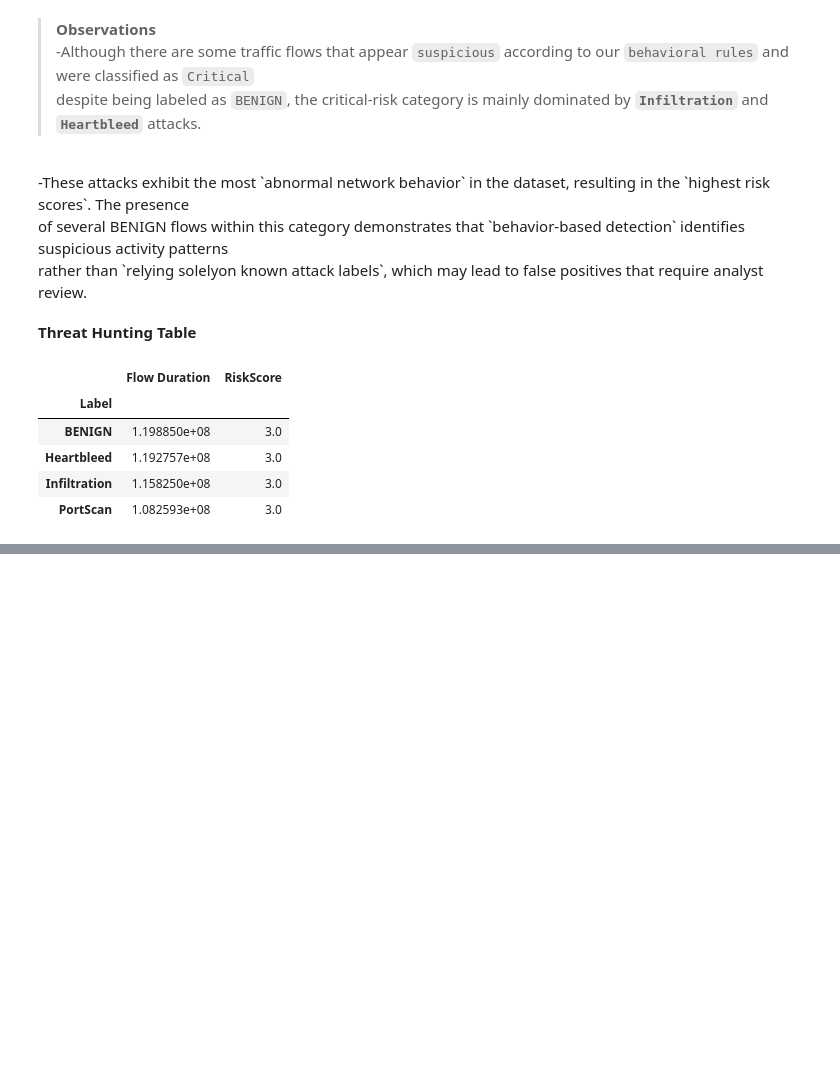
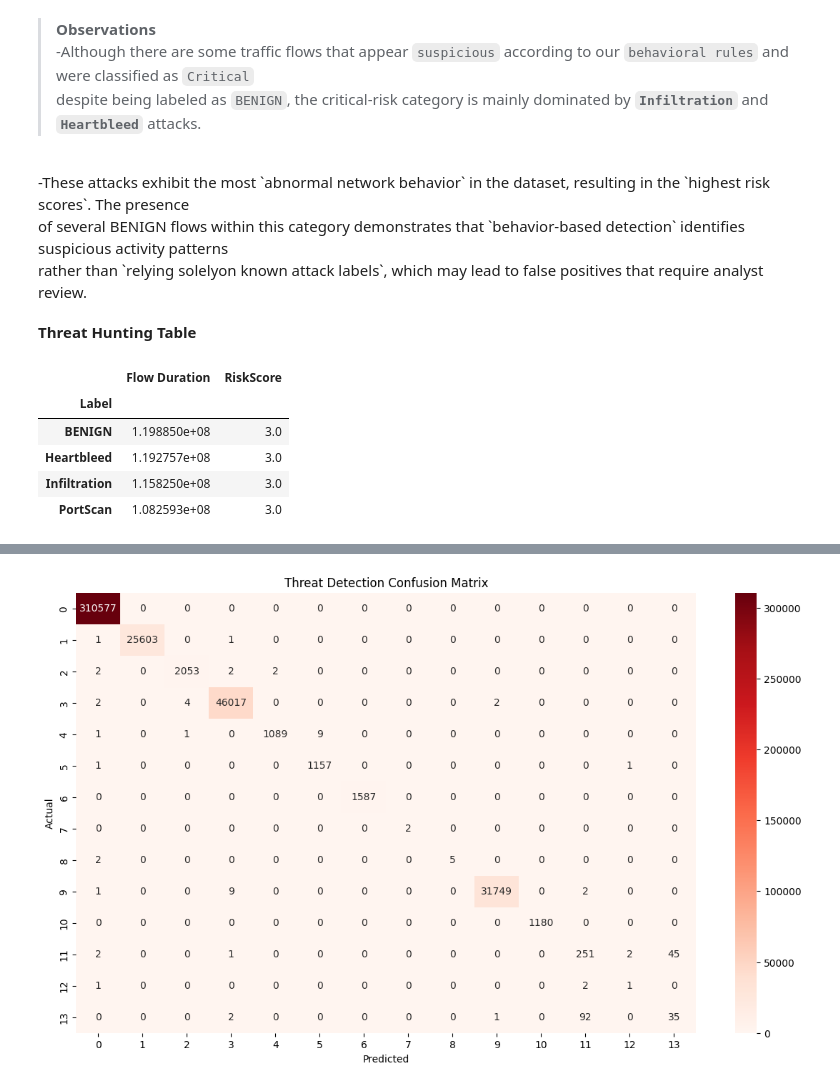
Before and after one commit to KHARCHISalahEddine/data-analysis-portfolio, a Jupyter notebook: projects/threatscope-analytics/notebooks/01_security_eda.ipynb, the cells around one changed output, grey strips where cells are left out. Drawn from its saved outputs; the diff is of its cells as text; code cells hidden in the pictures; blank space fills up the shorter version.

Commit message:
confusion matrix and heatmap

```diff
--- a/projects/threatscope-analytics/notebooks/01_security_eda.ipynb
+++ b/projects/threatscope-analytics/notebooks/01_security_eda.ipynb
@@ -1120,0 +1177,9 @@ threat_hunting_summary
+# %%
+from sklearn.metrics import confusion_matrix
+
+cm = confusion_matrix(
+    y_test,
+    y_pred
+)
+
+cm
@@ -1120,0 +1204,23 @@ threat_hunting_summary
+# %%
+import seaborn as sns
+
+plt.figure(figsize=(14,8))
+
+sns.heatmap(
+    cm,
+    annot=True,
+    fmt="d",
+    cmap="Reds"
+)
+
+plt.title(
+    "Threat Detection Confusion Matrix"
+)
+
+plt.xlabel("Predicted")
+
+plt.ylabel("Actual")
+
+plt.show()
+# %% [output]
+[figure, added]
```
Also changed, not shown: parts of 6 cells of this notebook.
